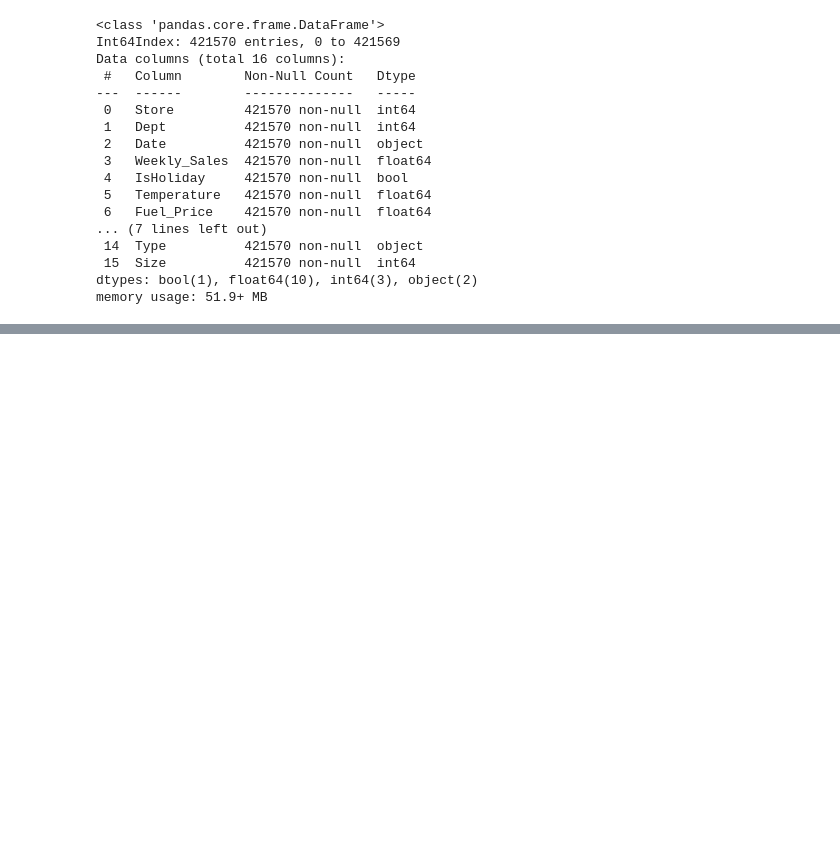
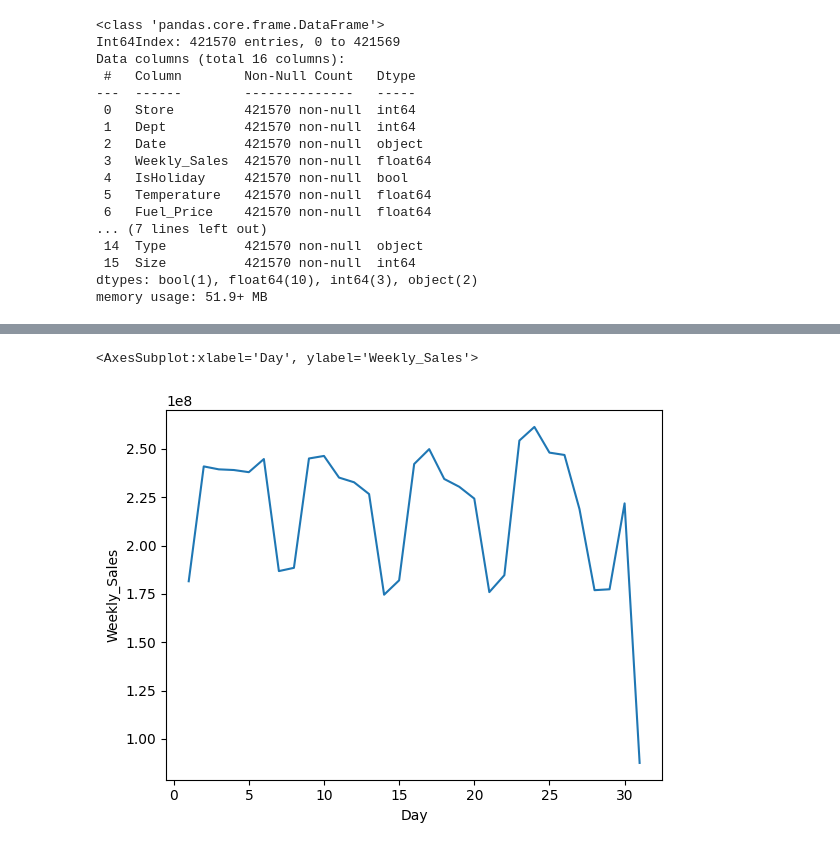
Before and after one commit to yasmeeenm/Walmart, a Jupyter notebook: Walmart-Notebook.ipynb, the cells around one changed output, grey strips where cells are left out. Saved outputs shown, nothing was run; the diff lists cells and outputs as text; code cells hidden in the pictures; blank space fills up the shorter version.

```diff
--- a/Walmart-Notebook.ipynb
+++ b/Walmart-Notebook.ipynb
@@ -125,0 +137,3 @@ memory usage: 6.4 MB
+# %%
+#sales by day of the month
+daily = new_df.groupby(by='Day').sum()
@@ -125,0 +150,5 @@ memory usage: 6.4 MB
+# %%
+sns.lineplot(data=daily, x=daily.index, y='Weekly_Sales')
+# %% [output]
+<AxesSubplot:xlabel='Day', ylabel='Weekly_Sales'>
+[figure, added]
```
Also changed, not shown: parts of 22 cells of this notebook.
